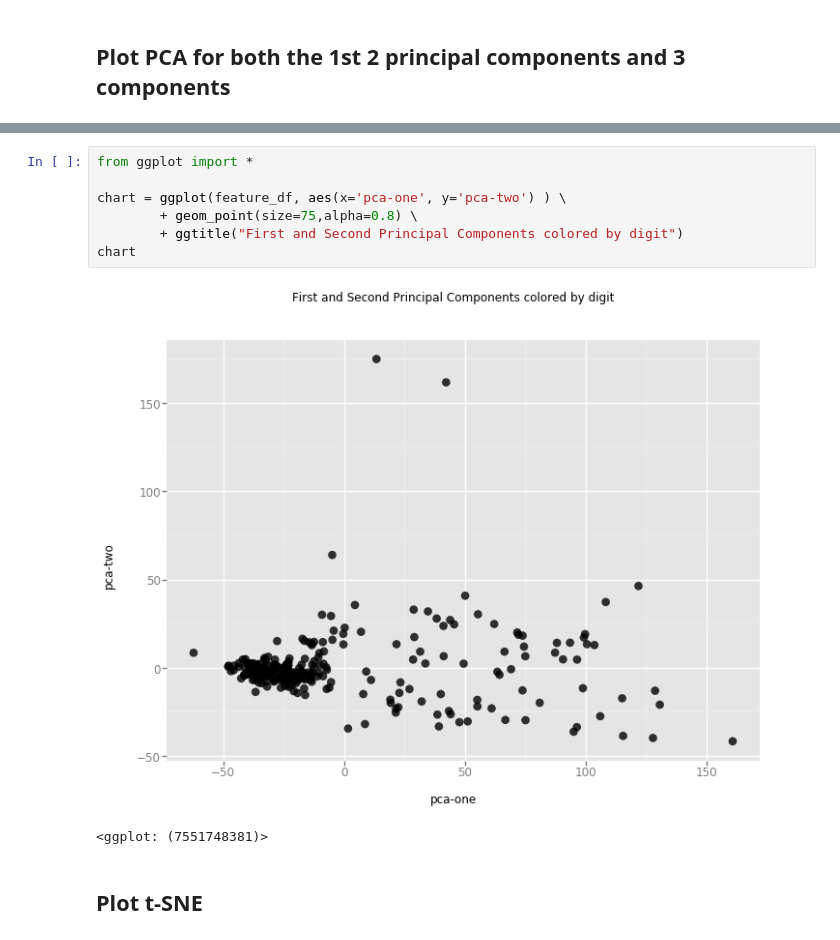
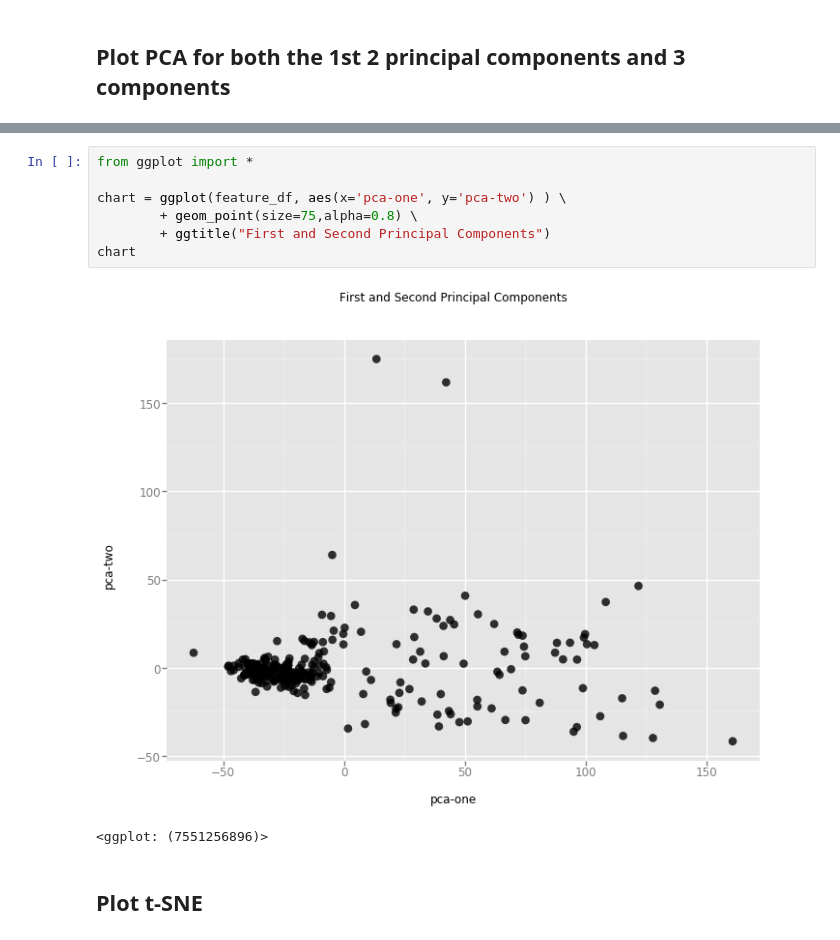
Before and after one commit to isatobo/it_prophet_quickstart, a Jupyter notebook: PCA_tSNE_GithubFeatures/star_count.ipynb, the cells around one changed output, grey strips where cells are left out. Cells and saved outputs as stored; diff of their text form.

```diff
--- a/PCA_tSNE_GithubFeatures/star_count.ipynb
+++ b/PCA_tSNE_GithubFeatures/star_count.ipynb
@@ -139,13 +159,13 @@ ValueError: The truth value of an array with more than one element is ambiguous.
 # %%
 from ggplot import *
 
 chart = ggplot(feature_df, aes(x='pca-one', y='pca-two') ) \
         + geom_point(size=75,alpha=0.8) \
-        + ggtitle("First and Second Principal Components colored by digit")
+        + ggtitle("First and Second Principal Components")
 chart
 # %% [output]
-[figure, old version]
+[figure, new version]
-<ggplot: (7551748381)>
+<ggplot: (7551256896)>
 # %% [markdown]
 ## Plot t-SNE
 # %% [markdown]
```
Also changed, not shown: parts of 2 cells of this notebook.
